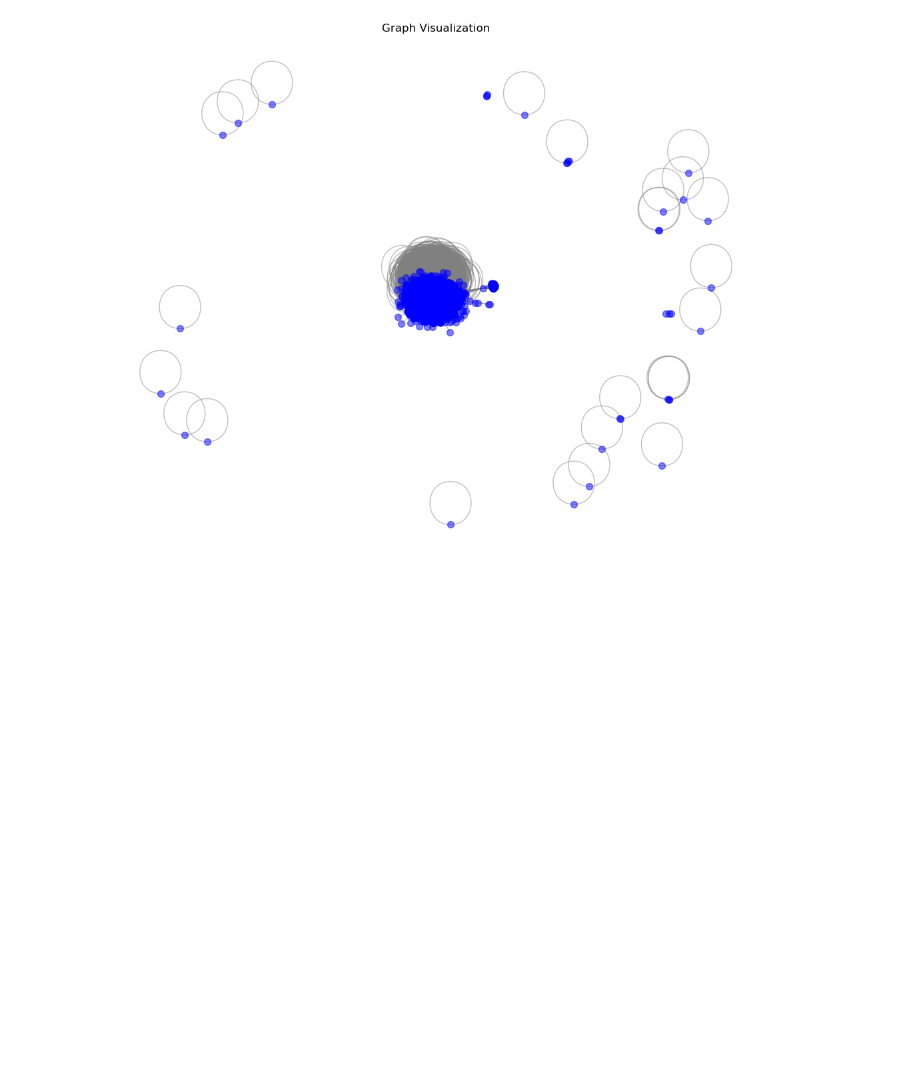
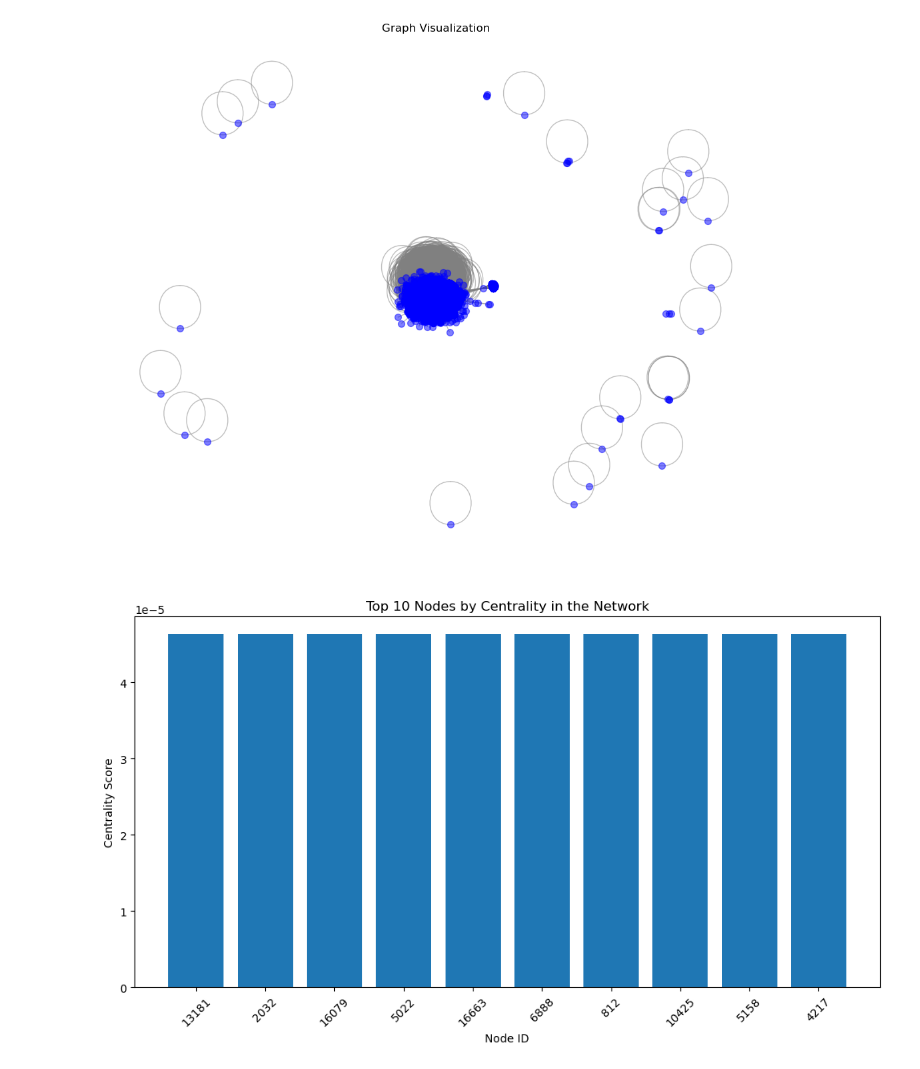
Before and after one commit to technophilic03/DS210-FInal-Project, a Jupyter notebook: fp/src/Visualization.ipynb, the cells around one changed output. Drawn from its saved outputs; the diff is of its cells as text; code cells hidden in the pictures; blank space fills up the shorter version.

```diff
--- a/fp/src/Visualization.ipynb
+++ b/fp/src/Visualization.ipynb
@@ -57,0 +48,14 @@ plt.show()
+# %%
+# Identify the nodes with the highest centrality scores
+top_centrality_nodes = centrality_data.sort_values(by='centrality', ascending=False).head(10)
+top_centrality_nodes
+# Plot the centrality scores of the top nodes
+plt.figure(figsize=(12, 6))
+plt.bar(top_centrality_nodes['node'].astype(str), top_centrality_nodes['centrality'])
+plt.xlabel('Node ID')
+plt.ylabel('Centrality Score')
+plt.title('Top 10 Nodes by Centrality in the Network')
+plt.xticks(rotation=45)
+plt.show()
+# %% [output]
+[figure, added]
```
Also changed, not shown: parts of 4 cells of this notebook, 29 other files.
